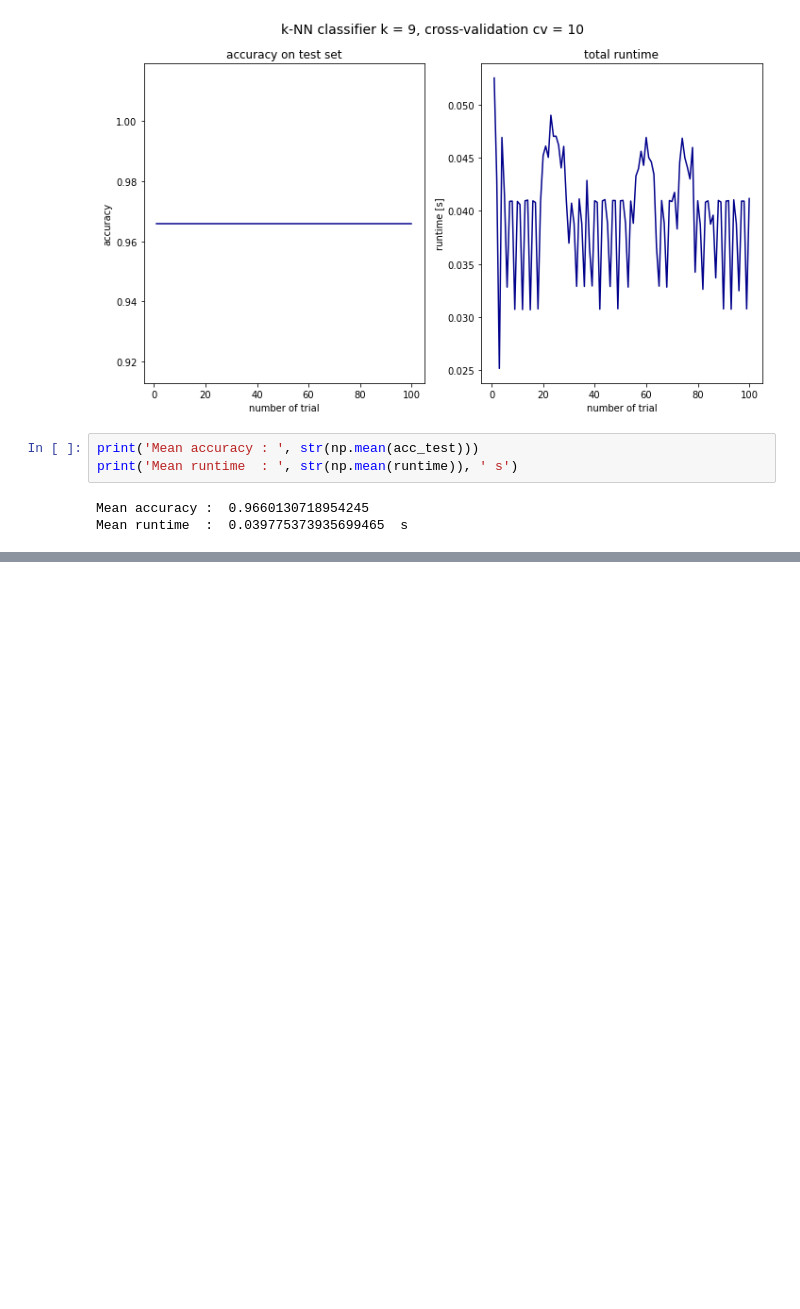
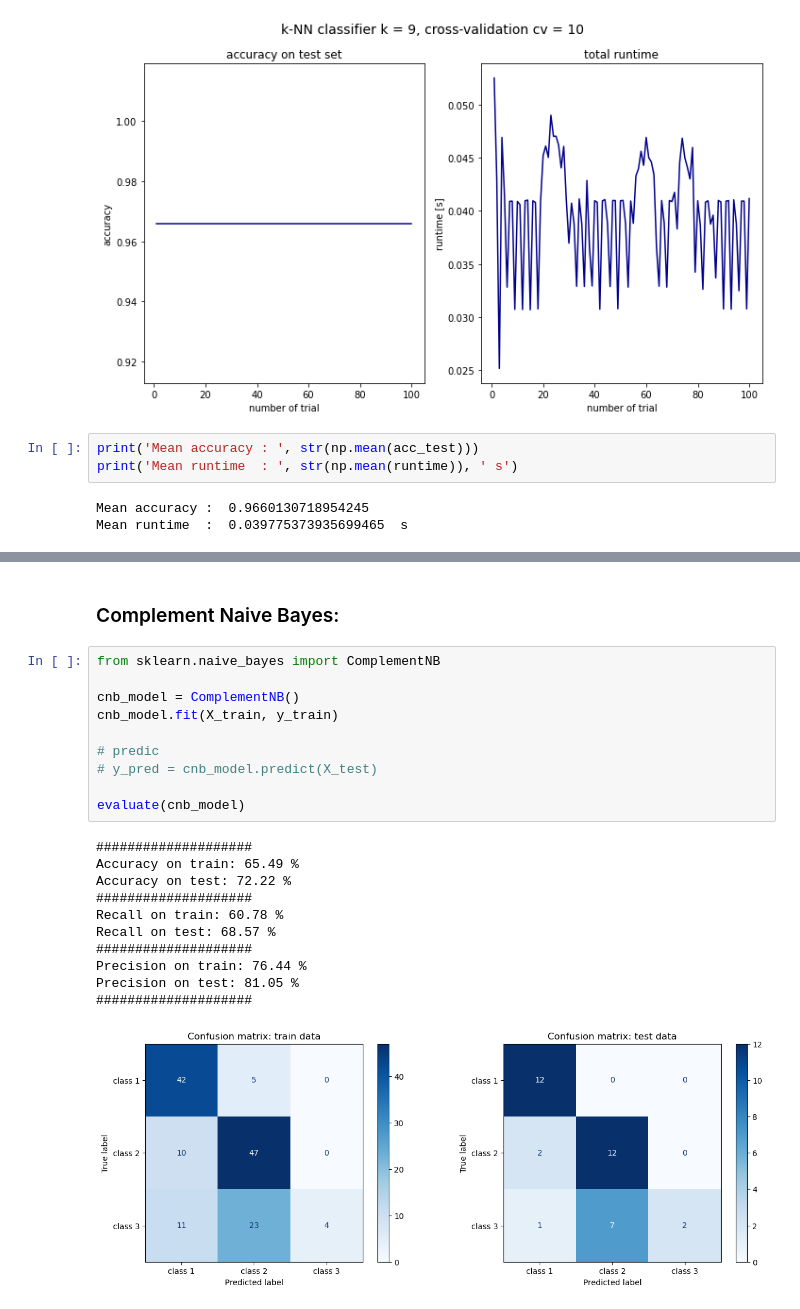
Before and after one commit to nadiaverdha/MachineLearningEx1, a Jupyter notebook: Ex1_wine.ipynb, the cells around one changed output, grey strips where cells are left out. Drawn from its saved outputs; the diff is of its cells as text; blank space fills up the shorter version.

```diff
--- a/Ex1_wine.ipynb
+++ b/Ex1_wine.ipynb
@@ -899,0 +993,24 @@ Mean runtime  :  0.039775373935699465  s
+# %% [markdown]
+### Complement Naive Bayes:
+# %%
+from sklearn.naive_bayes import ComplementNB
+
+cnb_model = ComplementNB()
+cnb_model.fit(X_train, y_train)
+
+# predic
+# y_pred = cnb_model.predict(X_test)
+
+evaluate(cnb_model)
+# %% [output]
+####################
+Accuracy on train: 65.49 %
+Accuracy on test: 72.22 %
+####################
+Recall on train: 60.78 %
+Recall on test: 68.57 %
+####################
+Precision on train: 76.44 %
+Precision on test: 81.05 %
+####################
+[figure, added]
```
Also changed, not shown: parts of 14 cells of this notebook.
